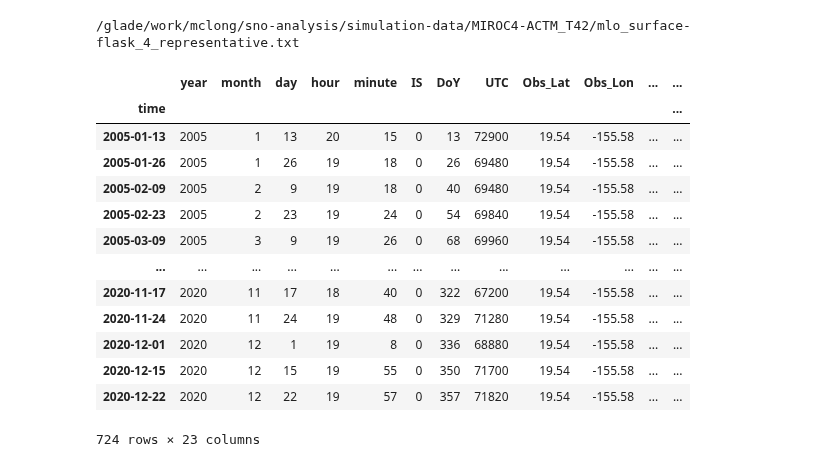
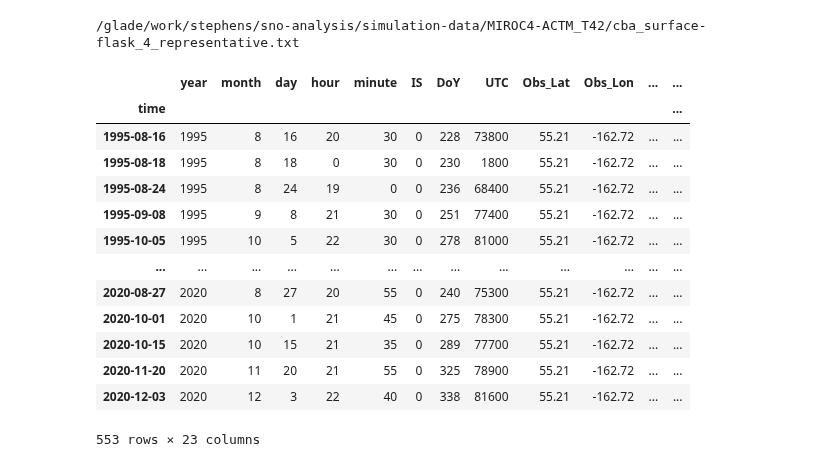
Before and after one commit to matt-long/sno-analysis, a Jupyter notebook: notebooks/quick-look-miroc.ipynb, the cells around one changed output. Cells and saved outputs as stored; diff of their text form; code cells hidden in the pictures.

```diff
--- a/notebooks/quick-look-miroc.ipynb
+++ b/notebooks/quick-look-miroc.ipynb
@@ -12,28 +22,48 @@ import config
+# %%
+obspack_dir = "/glade/work/mclong/sno-analysis/obspack_co2_1_GLOBALVIEWplus_v7.0_2021-08-18/data/nc"
+surface_files = [
+    f"{obspack_dir}/co2_alt_surface-flask_4_representative.nc",
+    f"{obspack_dir}/co2_brw_surface-flask_4_representative.nc",
+    f"{obspack_dir}/co2_cba_surface-flask_4_representative.nc",
+    f"{obspack_dir}/co2_cgo_surface-flask_4_representative.nc",
+    f"{obspack_dir}/co2_kum_surface-flask_4_representative.nc",
+    f"{obspack_dir}/co2_ljo_surface-flask_4_representative.nc",
+    f"{obspack_dir}/co2_mlo_surface-flask_4_representative.nc",
+    f"{obspack_dir}/co2_psa_surface-flask_4_representative.nc",
+    f"{obspack_dir}/co2_smo_surface-flask_4_representative.nc",
+    f"{obspack_dir}/co2_spo_surface-flask_4_representative.nc",
+    f"{obspack_dir}/co2_gould_shipboard-insitu_1_allvalid.nc",
+]
+
+obspack_files = {}
+for f in surface_files:
+    stn = os.path.basename(f).split('_')[1]
+    obspack_files[stn] = os.path.basename(f)
 # %%
 droot = f"{config.project_tmpdir}/simulation-data/MIROC4-ACTM_T42"
 
-path = f"{droot}/{obspack_files['mlo'].replace('.nc', '.txt')[4:]}"
+path = f"{droot}/{obspack_files['cba'].replace('.nc', '.txt')[4:]}"
 print(path)
 df = pd.read_csv(path, delim_whitespace=True, header=1, na_values=-599.0000)
 df = df.rename({'Year': 'year', 'MM': 'month', 'DD': 'day', 'HH': 'hour', 'MI': 'minute'}, axis=1)
 
 df['time'] = pd.to_datetime(df[['year', 'month', 'day']])
 df = df.set_index('time')
 df = df.dropna()
 df
 # %% [output]
-/glade/work/mclong/sno-analysis/simulation-data/MIROC4-ACTM_T42/mlo_surface-flask_4_representative.txt
+/glade/work/stephens/sno-analysis/simulation-data/MIROC4-ACTM_T42/cba_surface-flask_4_representative.txt
 |  | year | month | day | hour | minute | IS | DoY | UTC | Obs_Lat | Obs_Lon | ... | ... |
 | time |  |  |  |  |  |  |  |  |  |  |  | ... |
-| 2005-01-13 | 2005 | 1 | 13 | 20 | 15 | 0 | 13 | 72900 | 19.54 | -155.58 | ... | ... |
-| 2005-01-26 | 2005 | 1 | 26 | 19 | 18 | 0 | 26 | 69480 | 19.54 | -155.58 | ... | ... |
-| 2005-02-09 | 2005 | 2 | 9 | 19 | 18 | 0 | 40 | 69480 | 19.54 | -155.58 | ... | ... |
-| 2005-02-23 | 2005 | 2 | 23 | 19 | 24 | 0 | 54 | 69840 | 19.54 | -155.58 | ... | ... |
-| 2005-03-09 | 2005 | 3 | 9 | 19 | 26 | 0 | 68 | 69960 | 19.54 | -155.58 | ... | ... |
+| 1995-08-16 | 1995 | 8 | 16 | 20 | 30 | 0 | 228 | 73800 | 55.21 | -162.72 | ... | ... |
+| 1995-08-18 | 1995 | 8 | 18 | 0 | 30 | 0 | 230 | 1800 | 55.21 | -162.72 | ... | ... |
+| 1995-08-24 | 1995 | 8 | 24 | 19 | 0 | 0 | 236 | 68400 | 55.21 | -162.72 | ... | ... |
+| 1995-09-08 | 1995 | 9 | 8 | 21 | 30 | 0 | 251 | 77400 | 55.21 | -162.72 | ... | ... |
+| 1995-10-05 | 1995 | 10 | 5 | 22 | 30 | 0 | 278 | 81000 | 55.21 | -162.72 | ... | ... |
 | ... | ... | ... | ... | ... | ... | ... | ... | ... | ... | ... | ... | ... |
-| 2020-11-17 | 2020 | 11 | 17 | 18 | 40 | 0 | 322 | 67200 | 19.54 | -155.58 | ... | ... |
-| 2020-11-24 | 2020 | 11 | 24 | 19 | 48 | 0 | 329 | 71280 | 19.54 | -155.58 | ... | ... |
-| 2020-12-01 | 2020 | 12 | 1 | 19 | 8 | 0 | 336 | 68880 | 19.54 | -155.58 | ... | ... |
-| 2020-12-15 | 2020 | 12 | 15 | 19 | 55 | 0 | 350 | 71700 | 19.54 | -155.58 | ... | ... |
-| 2020-12-22 | 2020 | 12 | 22 | 19 | 57 | 0 | 357 | 71820 | 19.54 | -155.58 | ... | ... |
+| 2020-08-27 | 2020 | 8 | 27 | 20 | 55 | 0 | 240 | 75300 | 55.21 | -162.72 | ... | ... |
+| 2020-10-01 | 2020 | 10 | 1 | 21 | 45 | 0 | 275 | 78300 | 55.21 | -162.72 | ... | ... |
+| 2020-10-15 | 2020 | 10 | 15 | 21 | 35 | 0 | 289 | 77700 | 55.21 | -162.72 | ... | ... |
+| 2020-11-20 | 2020 | 11 | 20 | 21 | 55 | 0 | 325 | 78900 | 55.21 | -162.72 | ... | ... |
+| 2020-12-03 | 2020 | 12 | 3 | 22 | 40 | 0 | 338 | 81600 | 55.21 | -162.72 | ... | ... |
-724 rows × 23 columns
+553 rows × 23 columns
```
Also changed, not shown: parts of 10 cells of this notebook, 1 other file.
